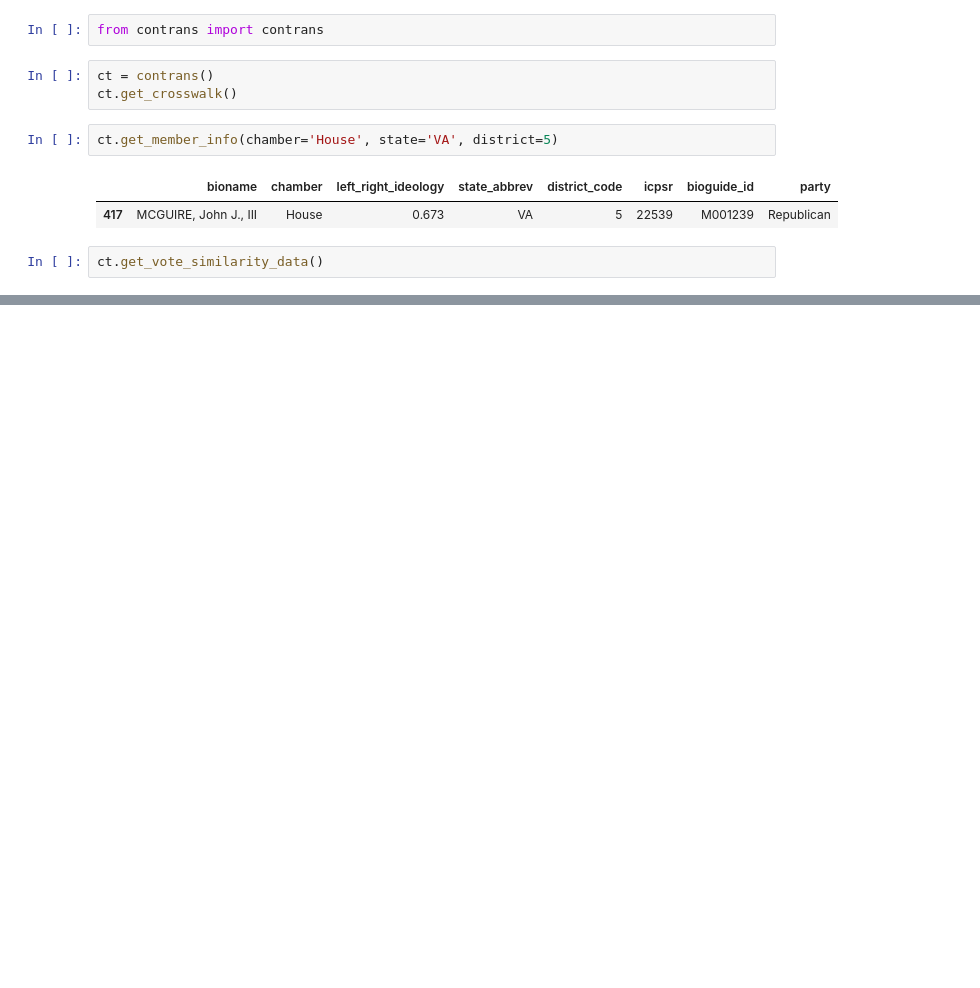
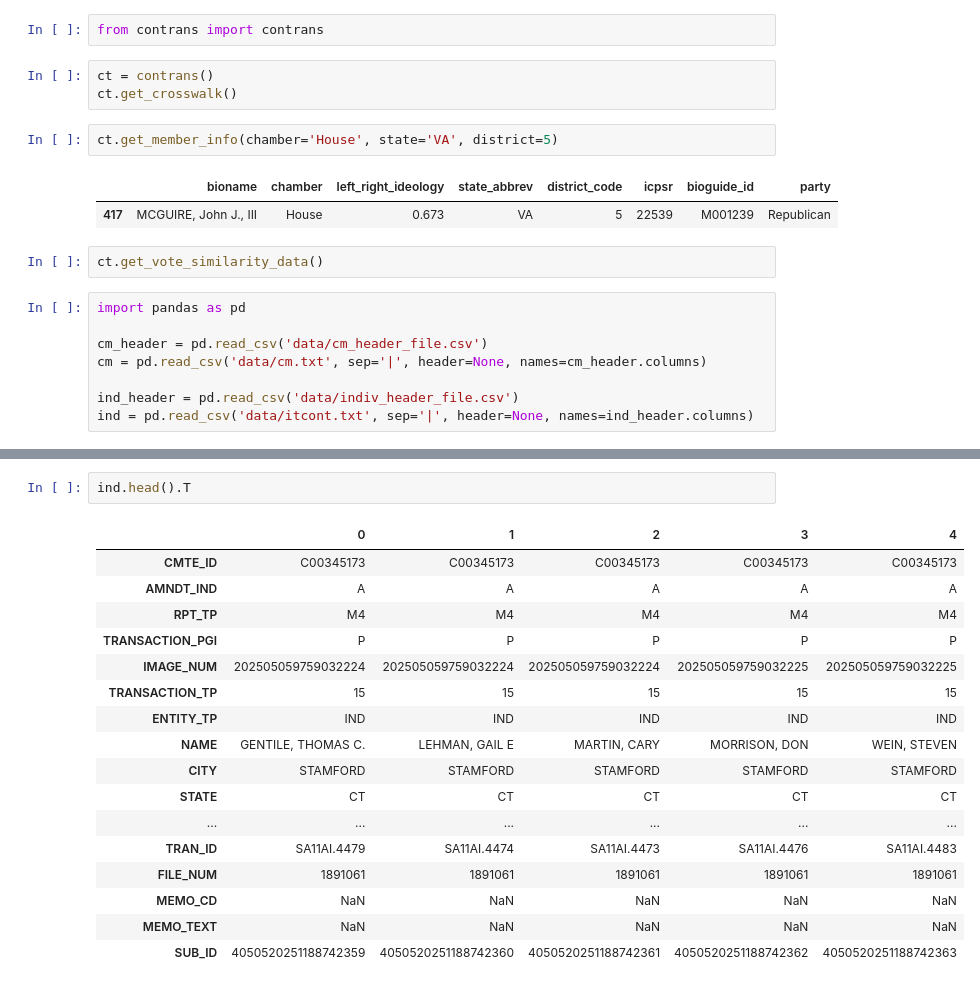
Before and after one commit to cynthialeng/con-trans-2025, a Jupyter notebook: sandbox.ipynb, the cells around one changed output, grey strips where cells are left out. Drawn from its saved outputs; the diff is of its cells as text; blank space fills up the shorter version.

```diff
--- a/sandbox.ipynb
+++ b/sandbox.ipynb
@@ -10,3 +10,11 @@ ct.get_member_info(chamber='House', state='VA', district=5)
 | 417 | MCGUIRE, John J., III | House | 0.673 | VA | 5 | 22539 | M001239 | Republican |
 # %%
 ct.get_vote_similarity_data()
+# %%
+import pandas as pd
+
+cm_header = pd.read_csv('data/cm_header_file.csv')
+cm = pd.read_csv('data/cm.txt', sep='|', header=None, names=cm_header.columns)
+
+ind_header = pd.read_csv('data/indiv_header_file.csv')
+ind = pd.read_csv('data/itcont.txt', sep='|', header=None, names=ind_header.columns)
@@ -12,0 +43,20 @@ ct.get_vote_similarity_data()
+# %%
+ind.head().T
+# %% [output]
+|  | 0 | 1 | 2 | 3 | 4 |
+| CMTE_ID | C00345173 | C00345173 | C00345173 | C00345173 | C00345173 |
+| AMNDT_IND | A | A | A | A | A |
+| RPT_TP | M4 | M4 | M4 | M4 | M4 |
+| TRANSACTION_PGI | P | P | P | P | P |
+| IMAGE_NUM | 202505059759032224 | 202505059759032224 | 202505059759032224 | 202505059759032225 | 202505059759032225 |
+| TRANSACTION_TP | 15 | 15 | 15 | 15 | 15 |
+| ENTITY_TP | IND | IND | IND | IND | IND |
+| NAME | GENTILE, THOMAS C. | LEHMAN, GAIL E | MARTIN, CARY | MORRISON, DON | WEIN, STEVEN |
+| CITY | STAMFORD | STAMFORD | STAMFORD | STAMFORD | STAMFORD |
+| STATE | CT | CT | CT | CT | CT |
+| ... | ... | ... | ... | ... | ... |
+| TRAN_ID | SA11AI.4479 | SA11AI.4474 | SA11AI.4473 | SA11AI.4476 | SA11AI.4483 |
+| FILE_NUM | 1891061 | 1891061 | 1891061 | 1891061 | 1891061 |
+| MEMO_CD | NaN | NaN | NaN | NaN | NaN |
+| MEMO_TEXT | NaN | NaN | NaN | NaN | NaN |
+| SUB_ID | 4050520251188742359 | 4050520251188742360 | 4050520251188742361 | 4050520251188742362 | 4050520251188742363 |
```
Also changed, not shown: parts of 2 cells of this notebook, 2 other files.
